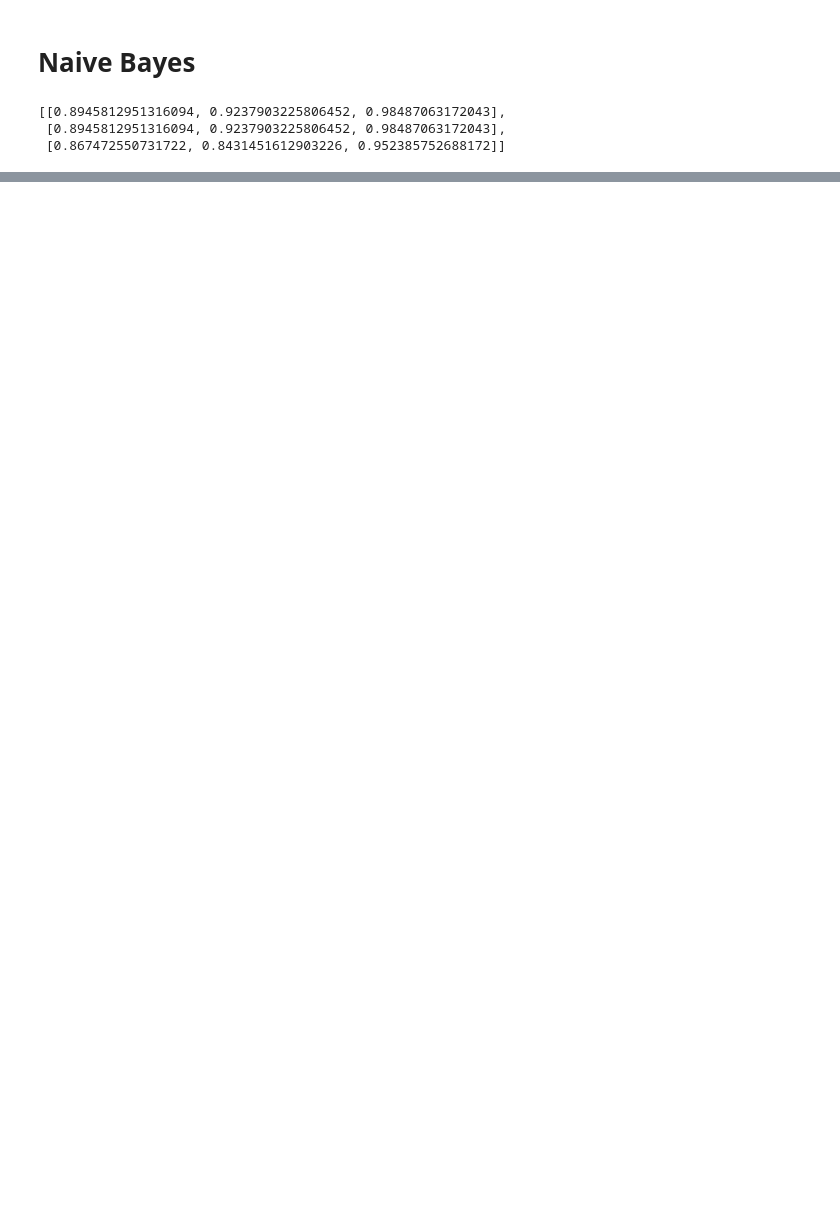
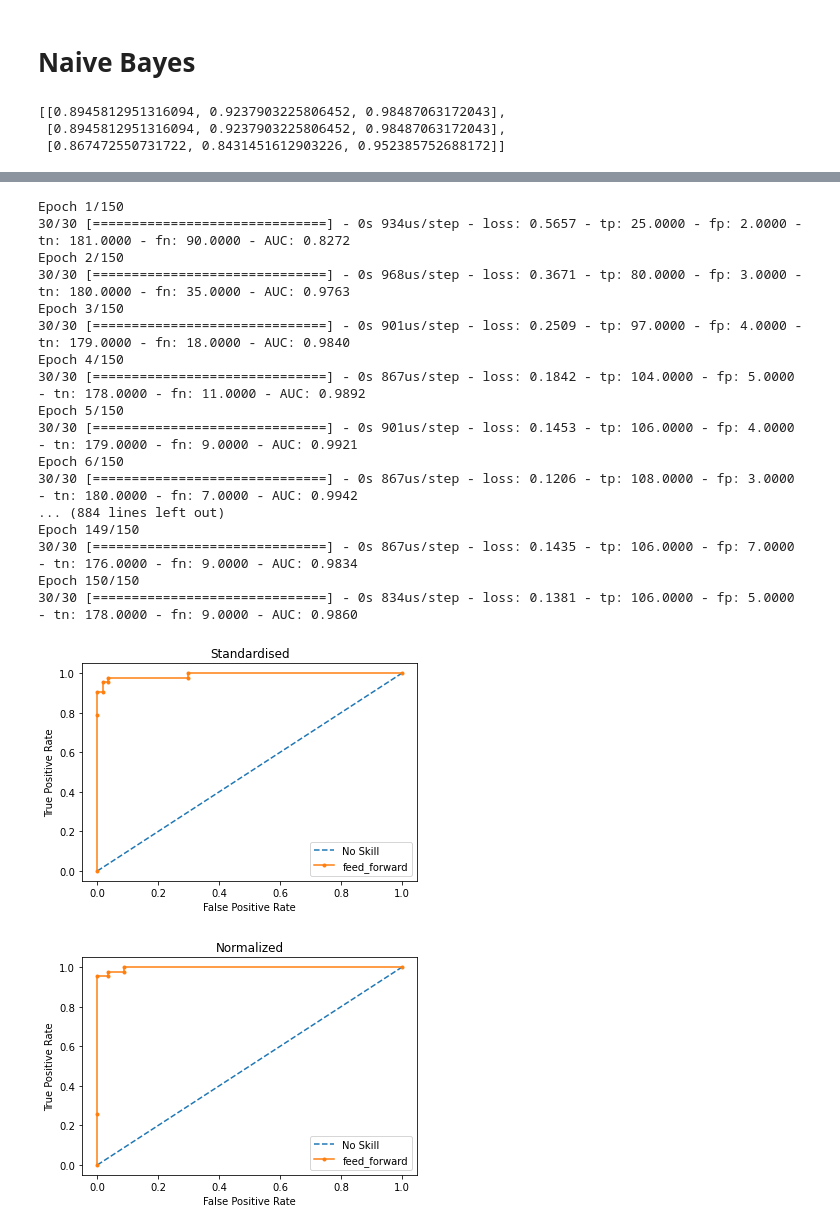
Before and after one commit to jamminson/EPQ_Project, a Jupyter notebook: development.ipynb, the cells around one changed output, grey strips where cells are left out. Cells and saved outputs as stored; diff of their text form; code cells hidden in the pictures; blank space fills up the shorter version.

```diff
--- a/development.ipynb
+++ b/development.ipynb
@@ -80,0 +109,25 @@ for i in range(3):
+# %%
+roc_ff_models, roc_data = feed_forward.get_trained_models(standardised_data, normalized_data, unit_normalized_data,
+                                                               for_roc=True)
+
+evaluation.graph_roc_curve(roc_ff_models, roc_data, preprocessing_index, algorithm_index[3], ff=True )
+# %% [output]
+Epoch 1/150
+30/30 [==============================] - 0s 934us/step - loss: 0.5657 - tp: 25.0000 - fp: 2.0000 - tn: 181.0000 - fn: 90.0000 - AUC: 0.8272
+Epoch 2/150
+30/30 [==============================] - 0s 968us/step - loss: 0.3671 - tp: 80.0000 - fp: 3.0000 - tn: 180.0000 - fn: 35.0000 - AUC: 0.9763
+Epoch 3/150
+30/30 [==============================] - 0s 901us/step - loss: 0.2509 - tp: 97.0000 - fp: 4.0000 - tn: 179.0000 - fn: 18.0000 - AUC: 0.9840
+Epoch 4/150
+30/30 [==============================] - 0s 867us/step - loss: 0.1842 - tp: 104.0000 - fp: 5.0000 - tn: 178.0000 - fn: 11.0000 - AUC: 0.9892
+Epoch 5/150
+30/30 [==============================] - 0s 901us/step - loss: 0.1453 - tp: 106.0000 - fp: 4.0000 - tn: 179.0000 - fn: 9.0000 - AUC: 0.9921
+Epoch 6/150
+30/30 [==============================] - 0s 867us/step - loss: 0.1206 - tp: 108.0000 - fp: 3.0000 - tn: 180.0000 - fn: 7.0000 - AUC: 0.9942
+... (884 lines left out)
+Epoch 149/150
+30/30 [==============================] - 0s 867us/step - loss: 0.1435 - tp: 106.0000 - fp: 7.0000 - tn: 176.0000 - fn: 9.0000 - AUC: 0.9834
+Epoch 150/150
+30/30 [==============================] - 0s 834us/step - loss: 0.1381 - tp: 106.0000 - fp: 5.0000 - tn: 178.0000 - fn: 9.0000 - AUC: 0.9860
+[figure, added]
+[figure, added]
```
Also changed, not shown: parts of 18 cells of this notebook, 5 other files.
